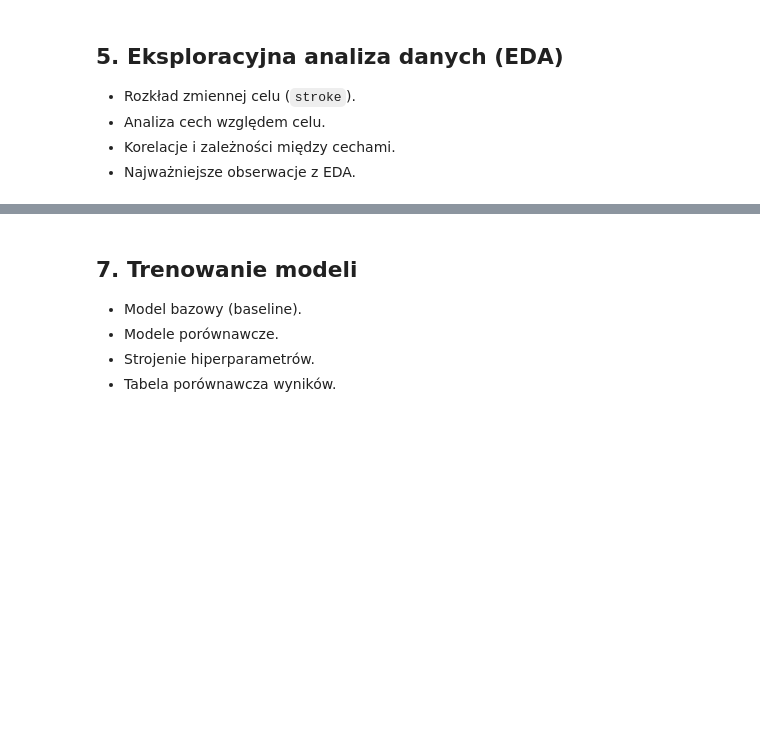
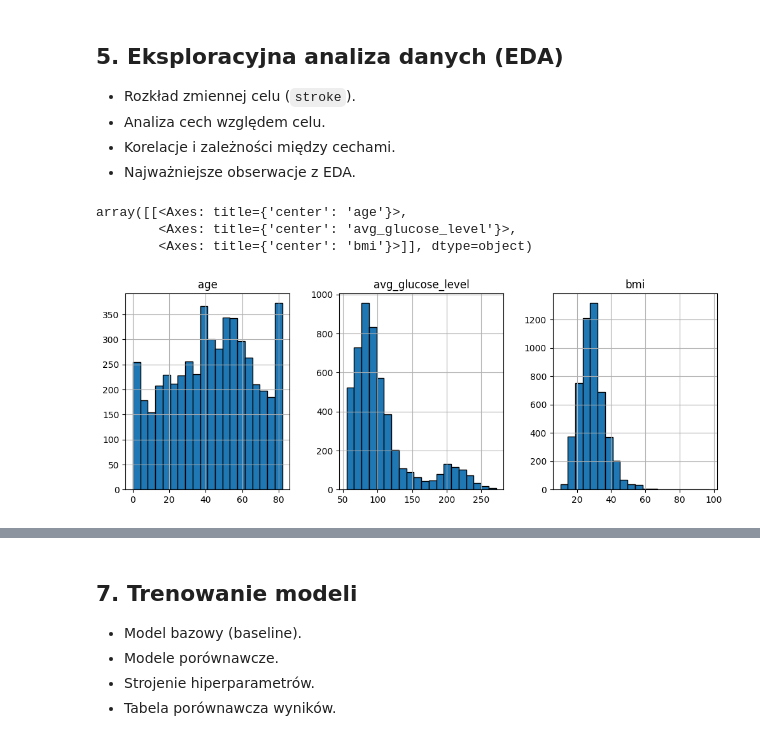
Before and after one commit to Zajecia-na-PWr-LR/lista-4-projekt-grupowy-malinki-wiki, a Jupyter notebook: notebooks/Stroke_Prediction.ipynb, the cells around one changed output, grey strips where cells are left out. Saved outputs shown, nothing was run; the diff lists cells and outputs as text; code cells hidden in the pictures; blank space fills up the shorter version.

```diff
--- a/notebooks/Stroke_Prediction.ipynb
+++ b/notebooks/Stroke_Prediction.ipynb
@@ -34,3 +148,11 @@ Podstawowa struktura notebooka do projektu klasyfikacji ryzyka udaru.
 - Analiza cech względem celu.
 - Korelacje i zależności między cechami.
 - Najważniejsze obserwacje z EDA.
+# %%
+num_cols = ['age', 'avg_glucose_level', 'bmi']
+df[num_cols].hist(figsize=(12, 4), bins=20, edgecolor='black', layout=(1,3))
+# %% [output]
+array([[<Axes: title={'center': 'age'}>,
+        <Axes: title={'center': 'avg_glucose_level'}>,
+        <Axes: title={'center': 'bmi'}>]], dtype=object)
+[figure, added]
```
Also changed, not shown: parts of 27 cells of this notebook, 1 other file.
